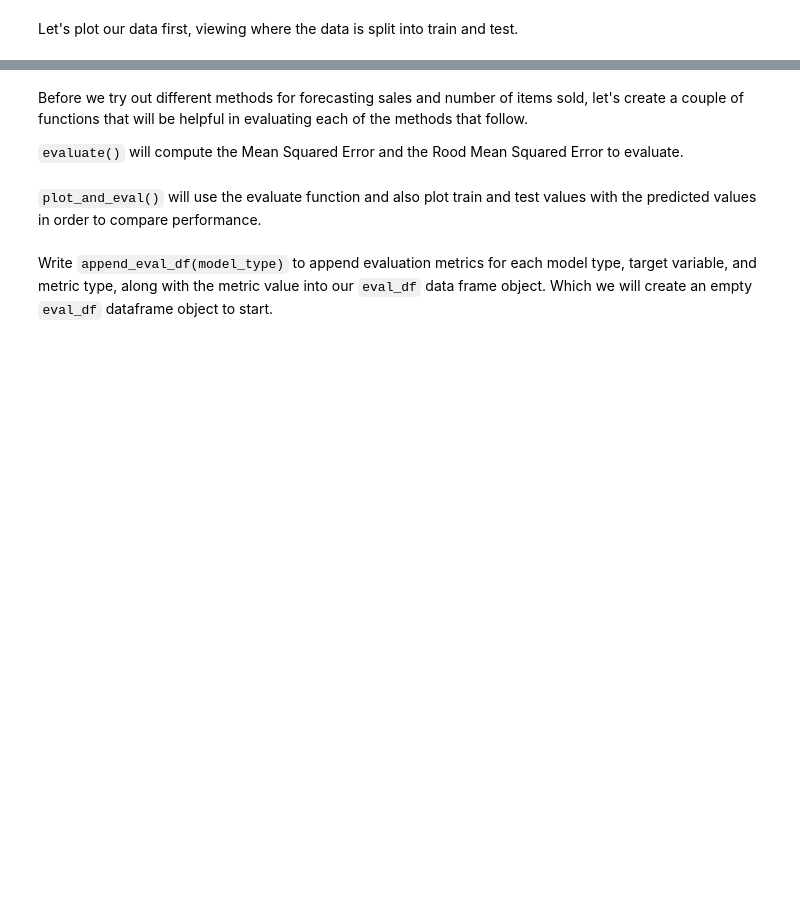
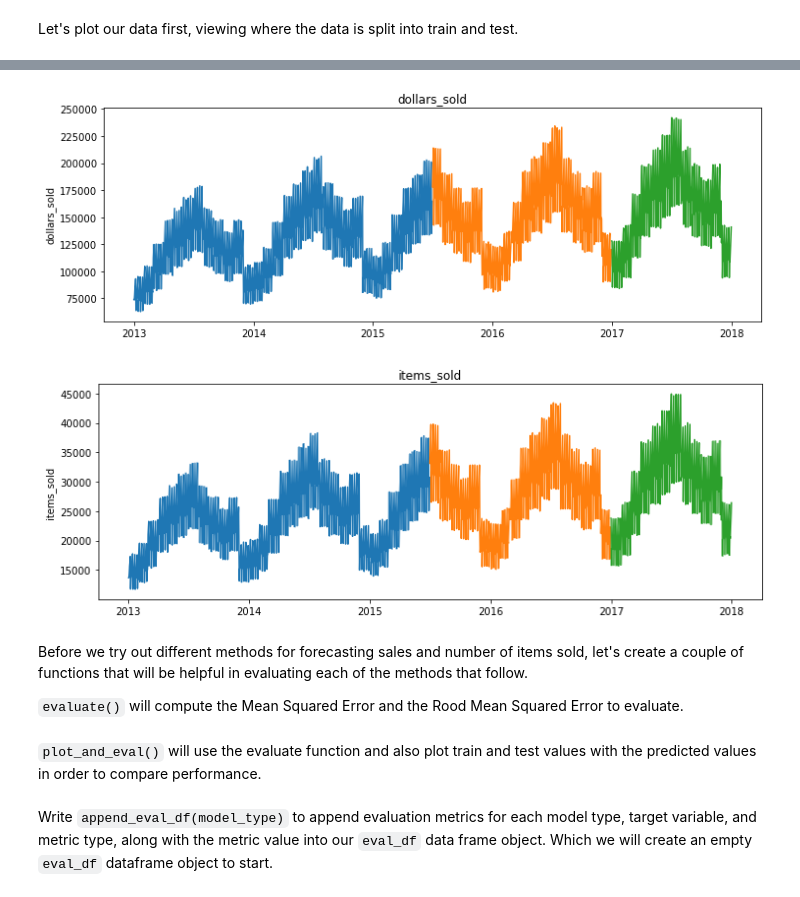
Before and after one commit to Tyler-Applegate/time-series-exercises, a Jupyter notebook: modeling.ipynb, the cells around one changed output, grey strips where cells are left out. Saved outputs shown, nothing was run; the diff lists cells and outputs as text; code cells hidden in the pictures; blank space fills up the shorter version.

```diff
--- a/modeling.ipynb
+++ b/modeling.ipynb
@@ -151,6 +150,6 @@ df.head()
 4. Return train and test dataframes.
 # %%
 # set train size to be 50% of total
-train_size =
+train_size = int(len(df) * 0.5)
 train_size
 # %% [output]
@@ -158,4 +157,4 @@ SyntaxError: invalid syntax (<ipython-input-8-446b11e9750a>, line 2)
 # %%
 # set validate size to be 30% of total
-validate_size =
+validate_size = int(len(df) * 0.3)
 validate_size
@@ -166,4 +169,4 @@ test_size
 # %%
 # validate will go from 912 to 912+547
-validate_end_index =
+validate_end_index = train_size + validate_size
 validate_end_index
@@ -171,11 +176,11 @@ validate_end_index
 Use those values to split our dataframe
 # %%
 # train will go from 0 to 911
-train = df[]
+train = df[:train_size]
 # validate will go from 912 to 1458
-validate = df[]
+validate = df[train_size:validate_end_index]
 # test will include 1459 to the end
-test = df[]
+test = df[validate_end_index:]
 # %% [markdown]
 **Verify Splits**
 
@@ -215,12 +243,15 @@ train.columns
 # %%
 for col in train.columns:
     plt.figure(figsize=(12,4))
-#
-#
-#
+    plt.plot(train[col])
+    plt.plot(validate[col])
+    plt.plot(test[col])
     plt.ylabel(col)
     plt.title(col)
-#
+    plt.show()
+# %% [output]
+[figure, added]
+[figure, added]
 # %% [markdown]
 Before we try out different methods for forecasting sales and number of items sold, let's create a couple of functions that will be helpful in evaluating each of the methods that follow.
 
```
Also changed, not shown: parts of 55 cells of this notebook, 3 other files.
